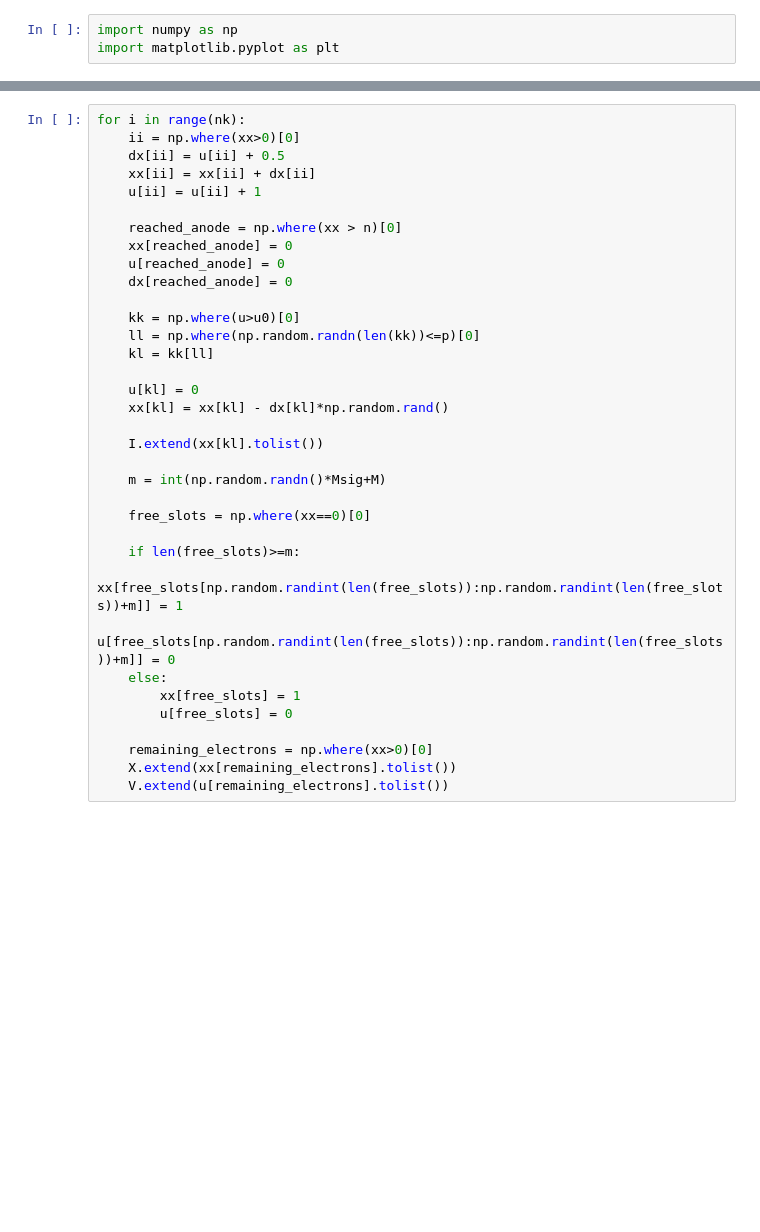
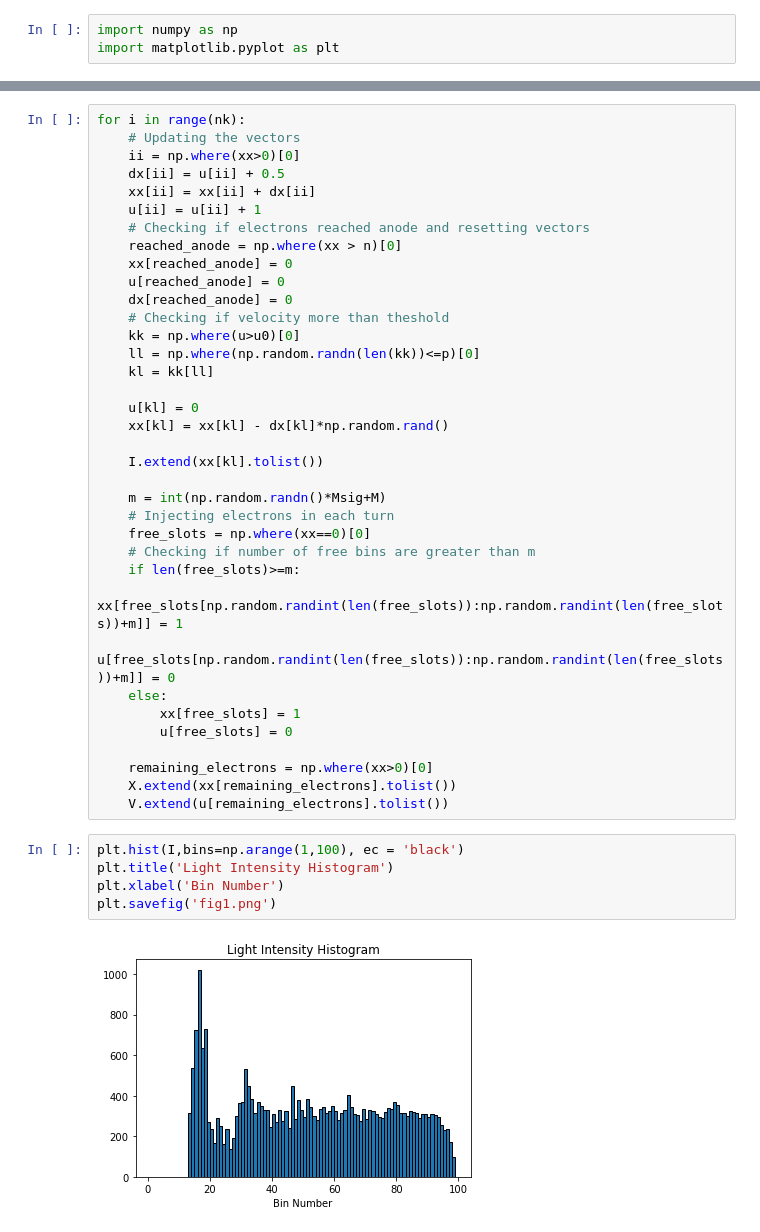
Before and after one commit to sagnik3141/EE2703, a Jupyter notebook: Assignment 6/Assignment_6.ipynb, the cells around one changed output, grey strips where cells are left out. Cells and saved outputs as stored; diff of their text form; blank space fills up the shorter version.

```diff
--- a/Assignment 6/Assignment_6.ipynb
+++ b/Assignment 6/Assignment_6.ipynb
@@ -17,16 +18,17 @@ X = []
 V = []
 # %%
 for i in range(nk):
+    # Updating the vectors
     ii = np.where(xx>0)[0]
     dx[ii] = u[ii] + 0.5
     xx[ii] = xx[ii] + dx[ii]
     u[ii] = u[ii] + 1
-
+    # Checking if electrons reached anode and resetting vectors
     reached_anode = np.where(xx > n)[0]
     xx[reached_anode] = 0
     u[reached_anode] = 0
     dx[reached_anode] = 0
-
+    # Checking if velocity more than theshold
     kk = np.where(u>u0)[0]
     ll = np.where(np.random.randn(len(kk))<=p)[0]
     kl = kk[ll]
@@ -37,9 +39,9 @@ for i in range(nk):
     I.extend(xx[kl].tolist())
 
     m = int(np.random.randn()*Msig+M)
-
+    # Injecting electrons in each turn
     free_slots = np.where(xx==0)[0]
-
+    # Checking if number of free bins are greater than m
     if len(free_slots)>=m:
         xx[free_slots[np.random.randint(len(free_slots)):np.random.randint(len(free_slots))+m]] = 1
         u[free_slots[np.random.randint(len(free_slots)):np.random.randint(len(free_slots))+m]] = 0
@@ -50,4 +52,11 @@ for i in range(nk):
     remaining_electrons = np.where(xx>0)[0]
     X.extend(xx[remaining_electrons].tolist())
     V.extend(u[remaining_electrons].tolist())
+# %%
+plt.hist(I,bins=np.arange(1,100), ec = 'black')
+plt.title('Light Intensity Histogram')
+plt.xlabel('Bin Number')
+plt.savefig('fig1.png')
+# %% [output]
+[figure, added]
 # %%
```
Also changed, not shown: parts of 5 cells of this notebook.
